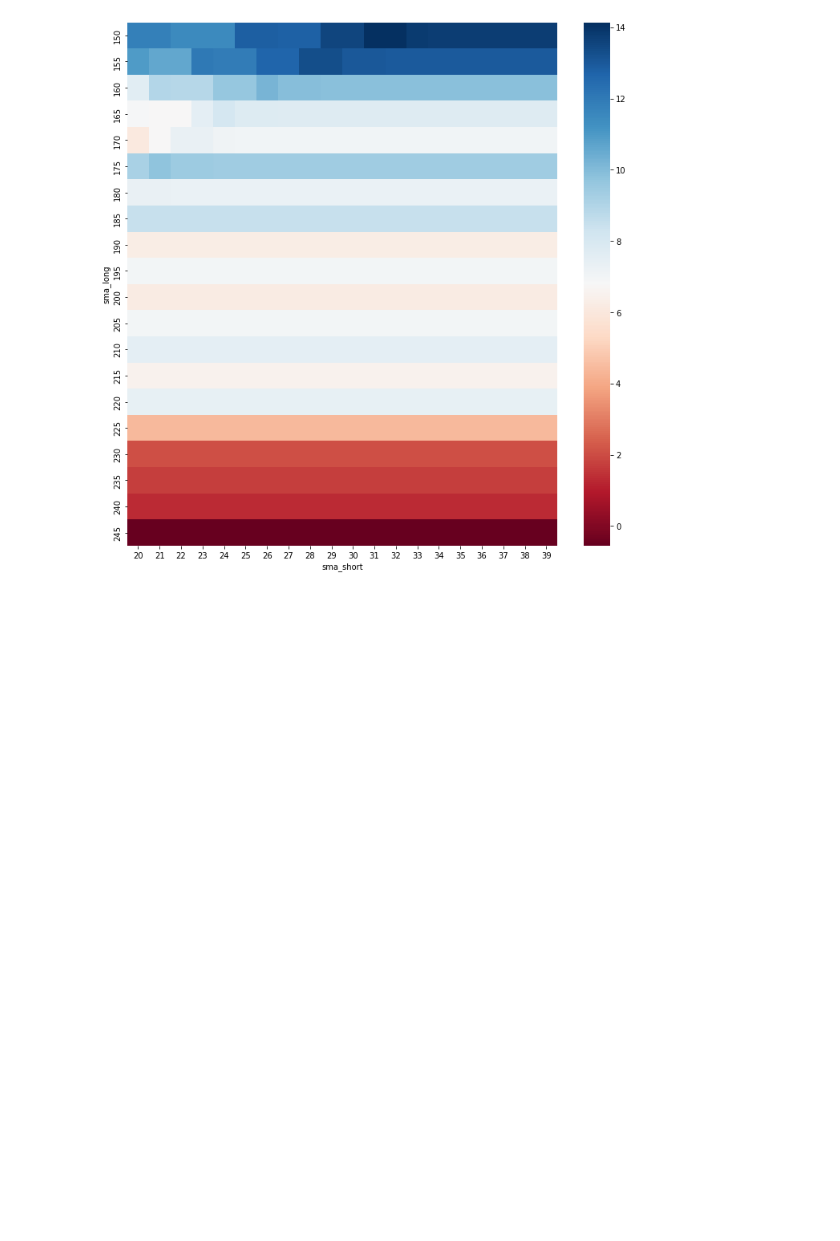
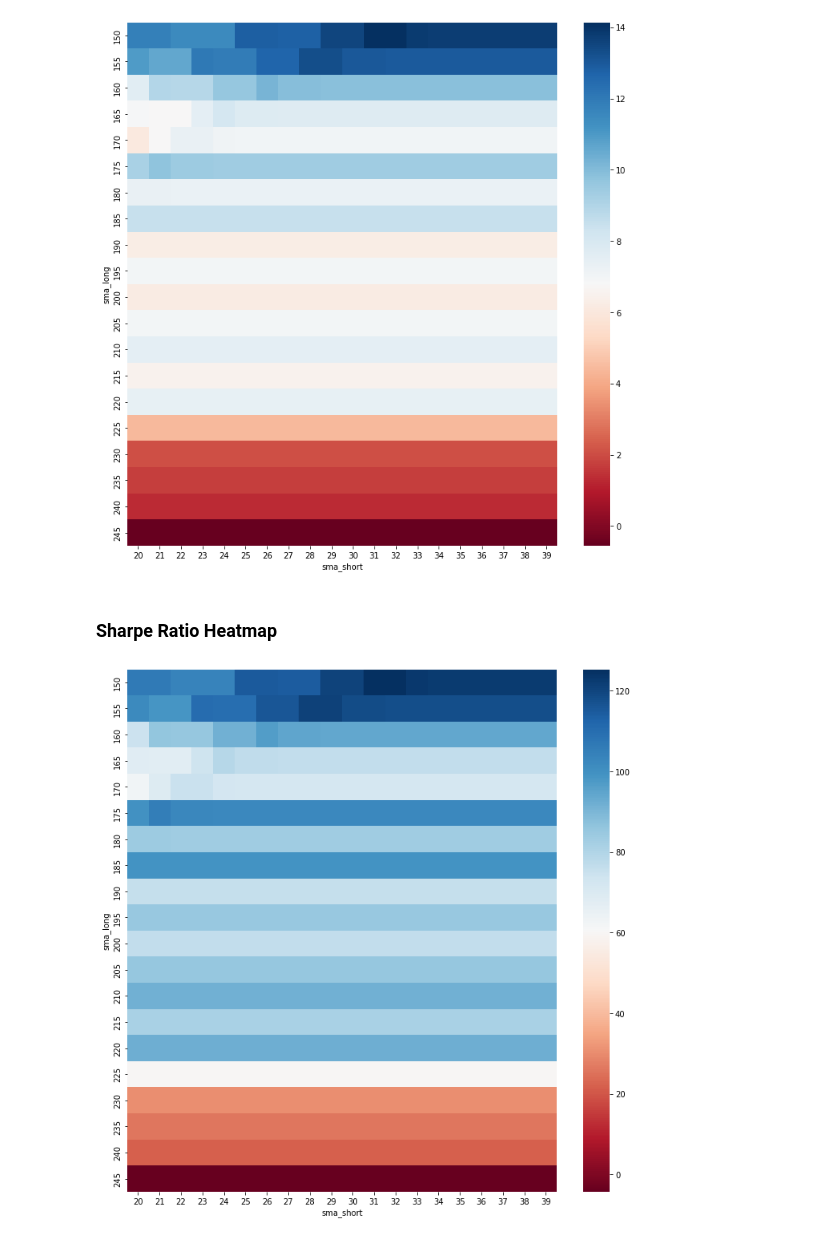
Before and after one commit to kartskri/FinancialTrading, a Jupyter notebook: project/Homework3.ipynb, the cells around one changed output. Saved outputs shown, nothing was run; the diff lists cells and outputs as text; code cells hidden in the pictures; blank space fills up the shorter version.

```diff
--- a/project/Homework3.ipynb
+++ b/project/Homework3.ipynb
@@ -222,3 +229,12 @@ sns.heatmap(pivotted,cmap='RdBu')
 plt.show()
 # %% [output]
 [figure]
+# %% [markdown]
+### Sharpe Ratio Heatmap
+# %%
+pivot_tbl_sharpe= df.pivot('sma_long','sma_short','sharpe')
+plt.figure(figsize=(12,12))
+sns.heatmap(pivot_tbl_sharpe,cmap='RdBu')
+plt.show()
+# %% [output]
+[figure, added]
```
Also changed, not shown: parts of 4 cells of this notebook.
